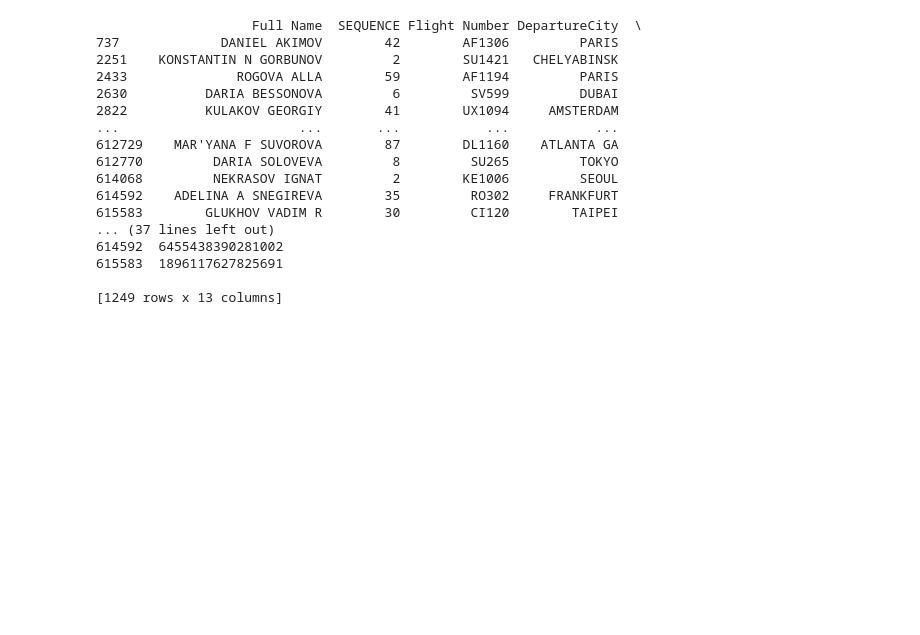
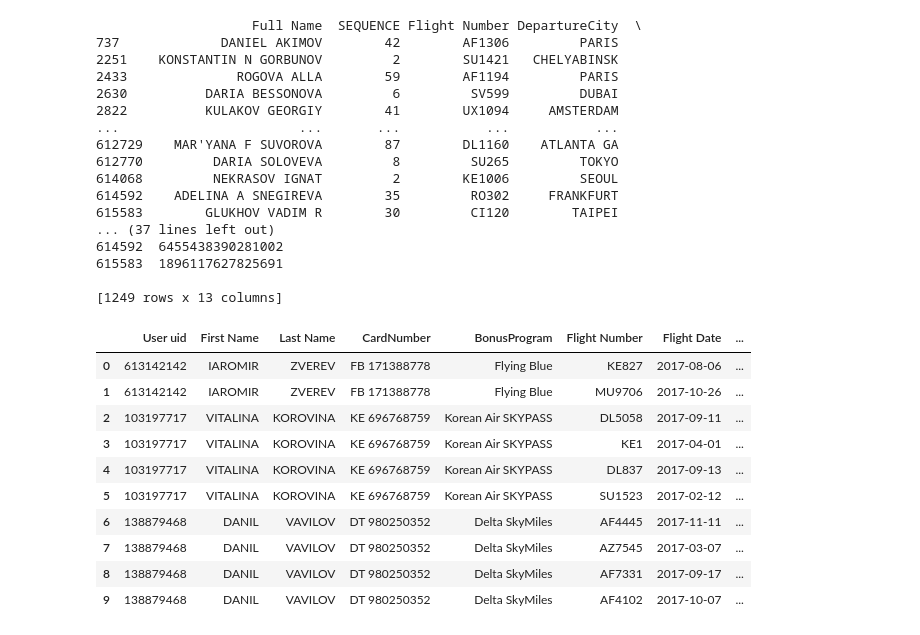
Before and after one commit to GreenEyesTaxi/data_cpy_mycry, a Jupyter notebook: myCry.ipynb, the cells around one changed output. Saved outputs shown, nothing was run; the diff lists cells and outputs as text; code cells hidden in the pictures; blank space fills up the shorter version.

```diff
--- a/myCry.ipynb
+++ b/myCry.ipynb
@@ -304,0 +351,14 @@ else:
+# %%
+df_xml.head(10)
+# %% [output]
+|  | User uid | First Name | Last Name | CardNumber | BonusProgram | Flight Number | Flight Date | ... |
+| 0 | 613142142 | IAROMIR | ZVEREV | FB 171388778 | Flying Blue | KE827 | 2017-08-06 | ... |
+| 1 | 613142142 | IAROMIR | ZVEREV | FB 171388778 | Flying Blue | MU9706 | 2017-10-26 | ... |
+| 2 | 103197717 | VITALINA | KOROVINA | KE 696768759 | Korean Air SKYPASS | DL5058 | 2017-09-11 | ... |
+| 3 | 103197717 | VITALINA | KOROVINA | KE 696768759 | Korean Air SKYPASS | KE1 | 2017-04-01 | ... |
+| 4 | 103197717 | VITALINA | KOROVINA | KE 696768759 | Korean Air SKYPASS | DL837 | 2017-09-13 | ... |
+| 5 | 103197717 | VITALINA | KOROVINA | KE 696768759 | Korean Air SKYPASS | SU1523 | 2017-02-12 | ... |
+| 6 | 138879468 | DANIL | VAVILOV | DT 980250352 | Delta SkyMiles | AF4445 | 2017-11-11 | ... |
+| 7 | 138879468 | DANIL | VAVILOV | DT 980250352 | Delta SkyMiles | AZ7545 | 2017-03-07 | ... |
+| 8 | 138879468 | DANIL | VAVILOV | DT 980250352 | Delta SkyMiles | AF7331 | 2017-09-17 | ... |
+| 9 | 138879468 | DANIL | VAVILOV | DT 980250352 | Delta SkyMiles | AF4102 | 2017-10-07 | ... |
```
Also changed, not shown: parts of 7 cells of this notebook.
